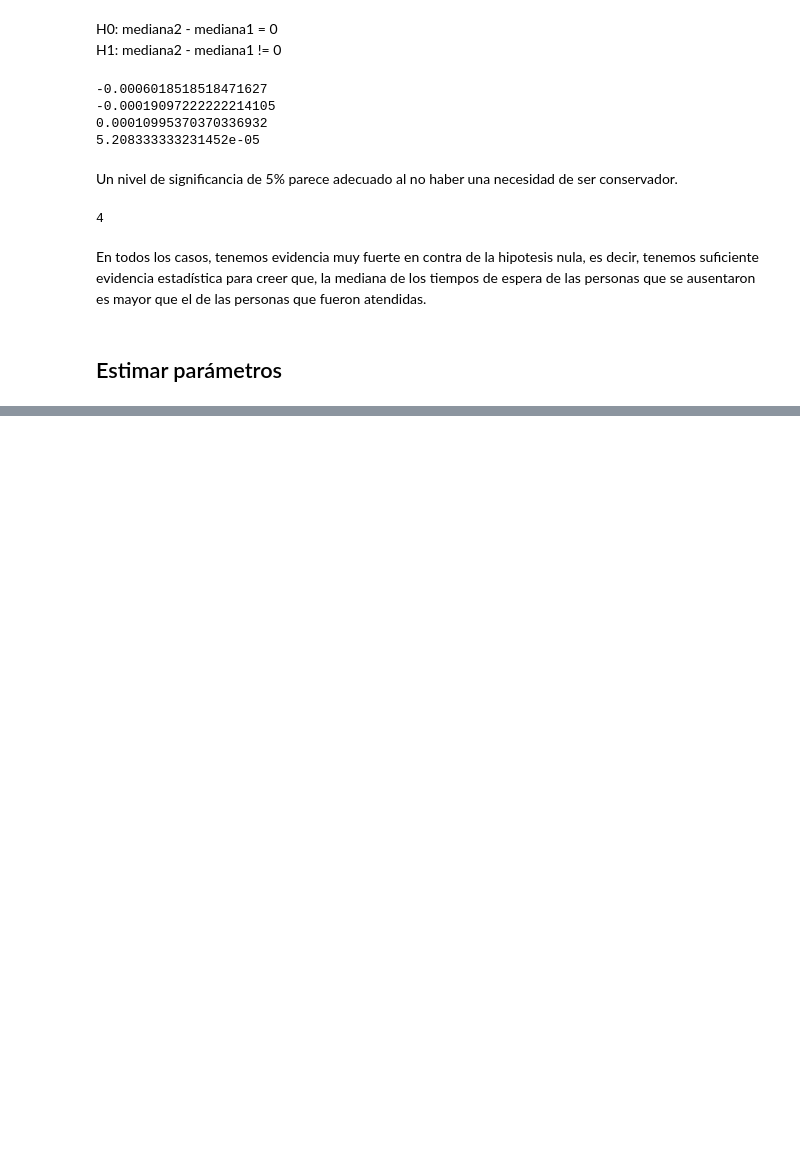
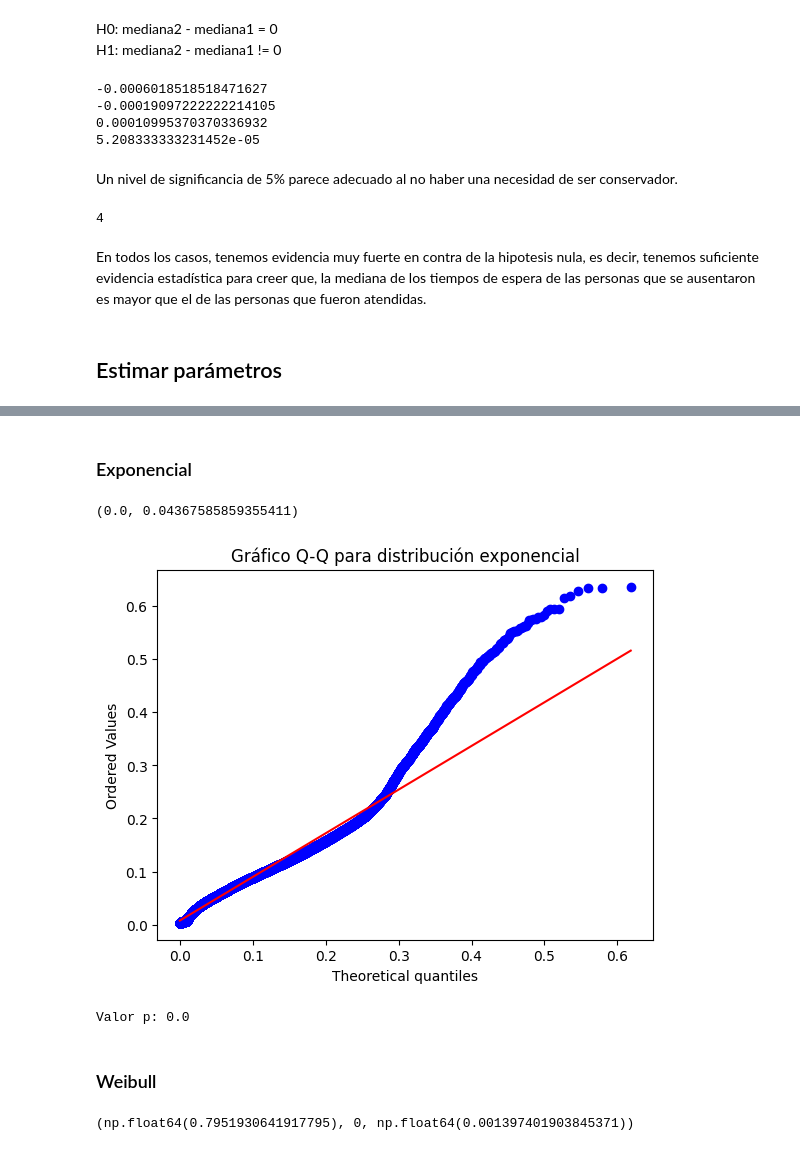
Before and after one commit to TheMexicanTarzan/Reto-COPPEL, a Jupyter notebook: Análisis_COPPEL.ipynb, the cells around one changed output, grey strips where cells are left out. Saved outputs shown, nothing was run; the diff lists cells and outputs as text; code cells hidden in the pictures; blank space fills up the shorter version.

```diff
--- a/Análisis_COPPEL.ipynb
+++ b/Análisis_COPPEL.ipynb
@@ -433,0 +429,25 @@ y = expon(scale=1/lambda_est).cdf(x)
+# %% [markdown]
+### Exponencial
+# %%
+params_expon = expon.fit(muestra, floc=0)
+print(params_expon)
+# %% [output]
+(0.0, 0.04367585859355411)
+# %%
+probplot(muestra, dist='expon', sparams=params_expon, plot=plt)
+plt.title("Gráfico Q-Q para distribución exponencial")
+plt.show()
+# %% [output]
+[figure, added]
+# %%
+resultado = kstest(muestra, 'expon', args=params_expon)
+print(f"Valor p: {resultado.pvalue}")
+# %% [output]
+Valor p: 0.0
+# %% [markdown]
+### Weibull
+# %%
+params_weibull = weibull_min.fit(muestra, floc=0)
+print(params_weibull)
+# %% [output]
+(np.float64(0.7951930641917795), 0, np.float64(0.001397401903845371))
```
Also changed, not shown: parts of 26 cells of this notebook.
